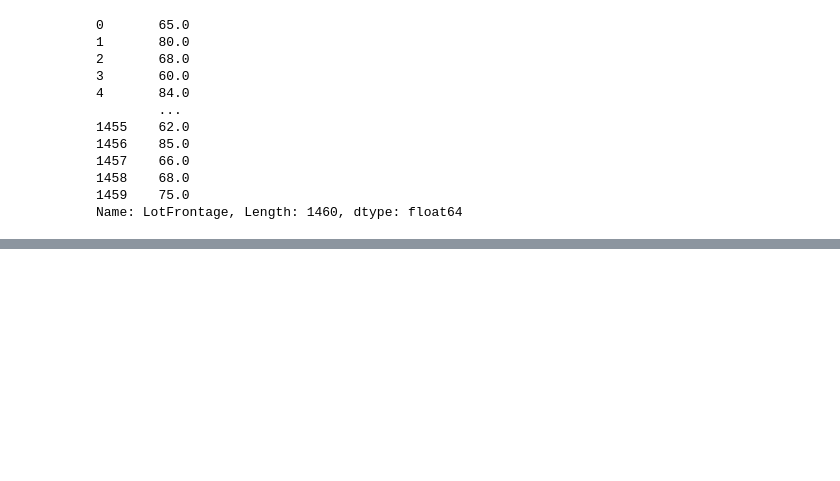
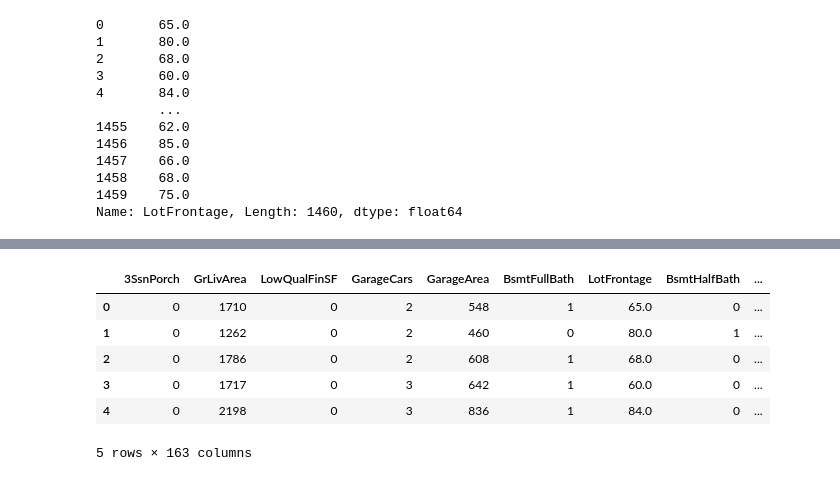
Before and after one commit to JoanWaweru/ML-Group-5-Tasks, a Jupyter notebook: Housing_Price_Task.ipynb, the cells around one changed output, grey strips where cells are left out. Drawn from its saved outputs; the diff is of its cells as text; code cells hidden in the pictures; blank space fills up the shorter version.

```diff
--- a/Housing_Price_Task.ipynb
+++ b/Housing_Price_Task.ipynb
@@ -110,0 +189,2 @@ Name: LotFrontage, Length: 1460, dtype: float64
+# %%
+df_ordinal = data[ordinalData]
@@ -110,0 +193,2 @@ Name: LotFrontage, Length: 1460, dtype: float64
+# %%
+df_nominal = pd.get_dummies(data[nominalData])
@@ -110,0 +197,2 @@ Name: LotFrontage, Length: 1460, dtype: float64
+# %%
+df_numerical = data[numericalData]
@@ -110,0 +201,12 @@ Name: LotFrontage, Length: 1460, dtype: float64
+# %%
+joinedData = pd.concat([df_numerical, df_nominal, df_ordinal], axis=1)
+# %%
+joinedData.head()
+# %% [output]
+|  | 3SsnPorch | GrLivArea | LowQualFinSF | GarageCars | GarageArea | BsmtFullBath | LotFrontage | BsmtHalfBath | ... |
+| 0 | 0 | 1710 | 0 | 2 | 548 | 1 | 65.0 | 0 | ... |
+| 1 | 0 | 1262 | 0 | 2 | 460 | 0 | 80.0 | 1 | ... |
+| 2 | 0 | 1786 | 0 | 2 | 608 | 1 | 68.0 | 0 | ... |
+| 3 | 0 | 1717 | 0 | 3 | 642 | 1 | 60.0 | 0 | ... |
+| 4 | 0 | 2198 | 0 | 3 | 836 | 1 | 84.0 | 0 | ... |
+5 rows × 163 columns
```
Also changed, not shown: parts of 15 cells of this notebook.
